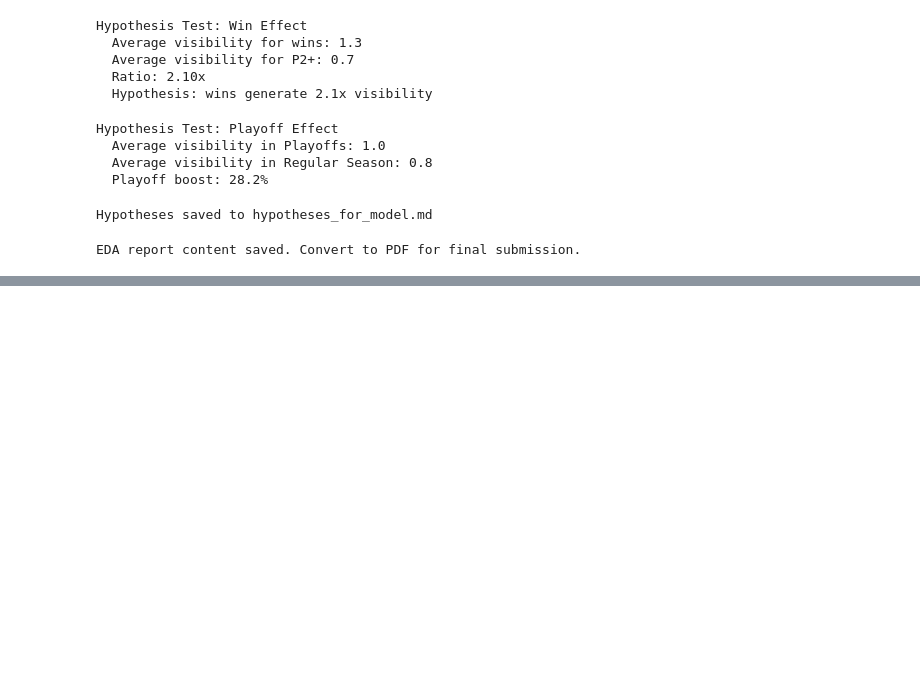
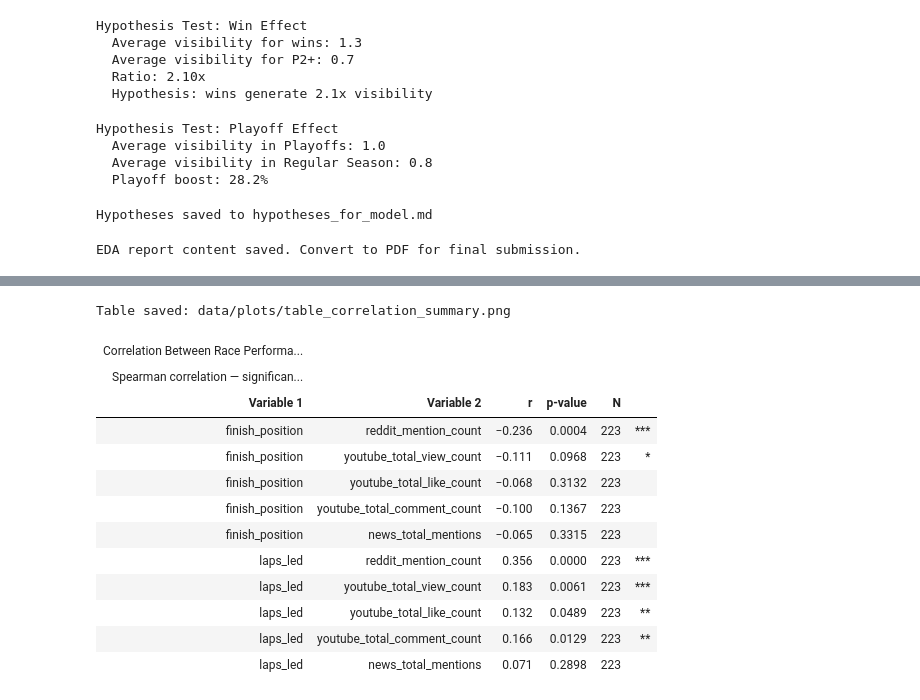
Before and after one commit to lloyd-todaro/NASCAR-Externship, a Jupyter notebook: code/data_visualization.ipynb, the cells around one changed output, grey strips where cells are left out. Drawn from its saved outputs; the diff is of its cells as text; code cells hidden in the pictures; blank space fills up the shorter version.

```diff
--- a/code/data_visualization.ipynb
+++ b/code/data_visualization.ipynb
@@ -696,0 +768,44 @@ Progressive                0.759803  0.326923  2.989638
+# %%
+# Summary table 3: correlation between performance and visibility metrics
+corr_df = pd.read_csv('correlation_results.csv')
+corr_df.columns = corr_df.columns.str.replace(' ', '_')
+
+corr_table = (
+    GT(corr_df)
+    .tab_header(
+        title="Correlation Between Race Performance and Visibility Metrics",
+        subtitle=md("Spearman correlation &mdash; significance: \\* p<.05, \\*\\* p<.01, \\*\\*\\* p<.001")
+    )
+    .fmt_number(columns=['Correlation'], decimals=3)
+    .fmt_number(columns=['P-Value'], decimals=4)
+    .fmt_integer(columns=['N'])
+    .cols_label(
+        **{
+            'Variable_1': 'Variable 1',
+            'Variable_2': 'Variable 2',
+            'Correlation': 'r',
+            'P-Value': 'p-value',
+            'N': 'N',
+            'Significance': '',
+        }
+    )
+)
+
+corr_table.gtsave('data/plots/table_correlation_summary.png')
+print("Table saved: data/plots/table_correlation_summary.png")
+corr_table
+# %% [output]
+Table saved: data/plots/table_correlation_summary.png
+| Correlation Between Race Performa... |  |  |  |  |  |
+| Spearman correlation — significan... |  |  |  |  |  |
+| Variable 1 | Variable 2 | r | p-value | N |  |
+| finish_position | reddit_mention_count | −0.236 | 0.0004 | 223 | *** |
+| finish_position | youtube_total_view_count | −0.111 | 0.0968 | 223 | * |
+| finish_position | youtube_total_like_count | −0.068 | 0.3132 | 223 |  |
+| finish_position | youtube_total_comment_count | −0.100 | 0.1367 | 223 |  |
+| finish_position | news_total_mentions | −0.065 | 0.3315 | 223 |  |
+| laps_led | reddit_mention_count | 0.356 | 0.0000 | 223 | *** |
+| laps_led | youtube_total_view_count | 0.183 | 0.0061 | 223 | *** |
+| laps_led | youtube_total_like_count | 0.132 | 0.0489 | 223 | ** |
+| laps_led | youtube_total_comment_count | 0.166 | 0.0129 | 223 | ** |
+| laps_led | news_total_mentions | 0.071 | 0.2898 | 223 |  |
```
Also changed, not shown: parts of 2 cells of this notebook, 3 other files.
